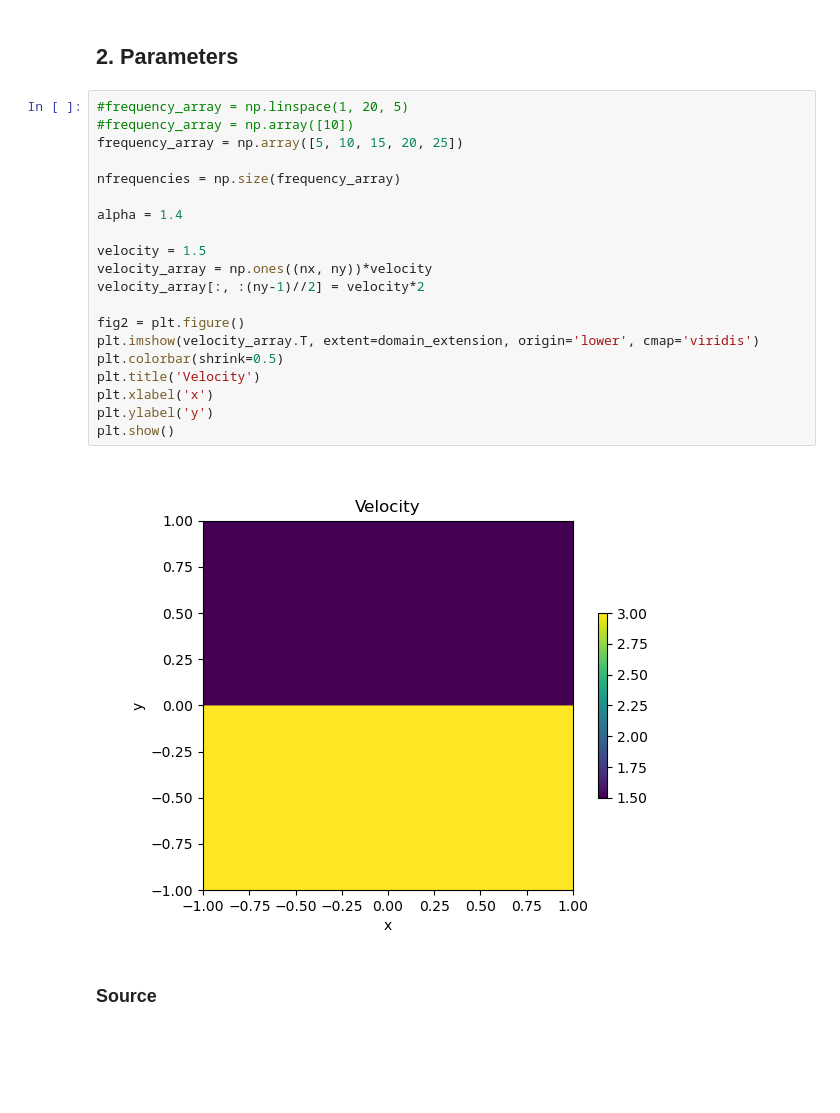
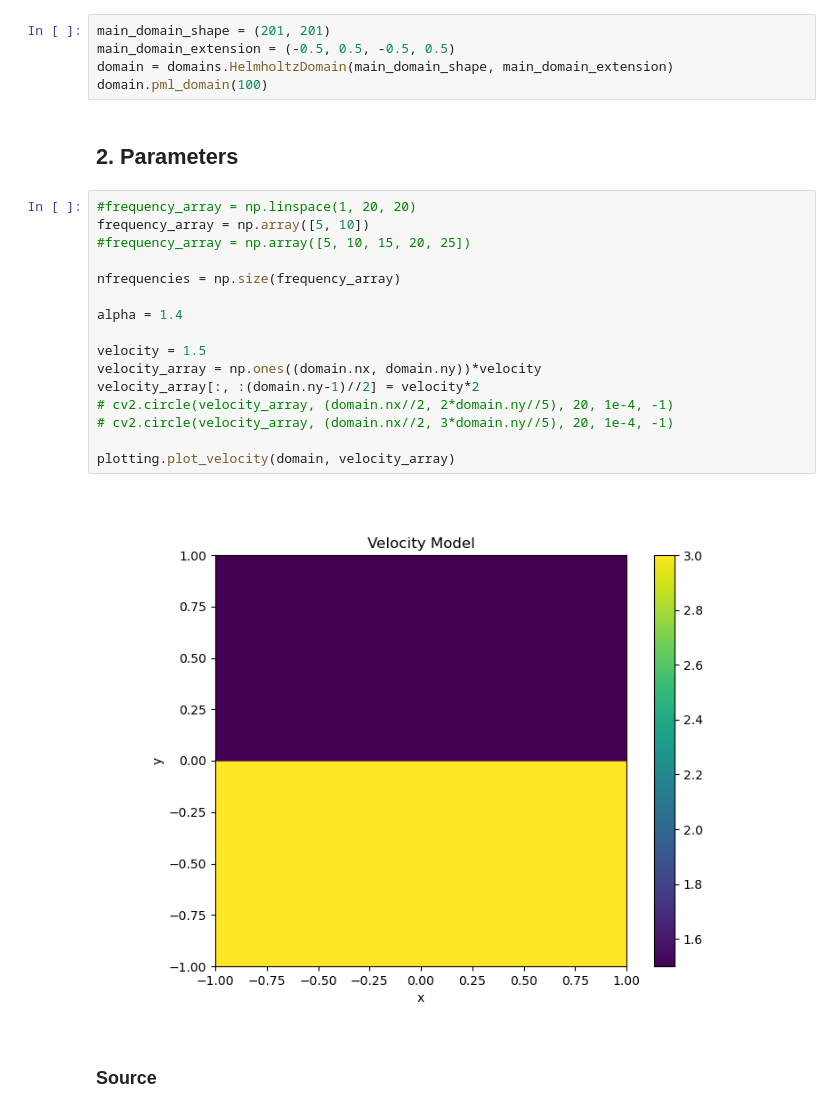
Before and after one commit to JulianSoZa/seismic_wave_propagation, a Jupyter notebook: notebooks/helmholtz_equation.ipynb, the cells around one changed output. Saved outputs shown, nothing was run; the diff lists cells and outputs as text; blank space fills up the shorter version.

```diff
--- a/notebooks/helmholtz_equation.ipynb
+++ b/notebooks/helmholtz_equation.ipynb
@@ -44,27 +24,28 @@ points_number = np.arange(nk)
+# %%
+main_domain_shape = (201, 201)
+main_domain_extension = (-0.5, 0.5, -0.5, 0.5)
+domain = domains.HelmholtzDomain(main_domain_shape, main_domain_extension)
+domain.pml_domain(100)
 # %% [markdown]
 ## 2. Parameters
 # %%
-#frequency_array = np.linspace(1, 20, 5)
-#frequency_array = np.array([10])
-frequency_array = np.array([5, 10, 15, 20, 25])
+#frequency_array = np.linspace(1, 20, 20)
+frequency_array = np.array([5, 10])
+#frequency_array = np.array([5, 10, 15, 20, 25])
 
 nfrequencies = np.size(frequency_array)
 
 alpha = 1.4
 
 velocity = 1.5
-velocity_array = np.ones((nx, ny))*velocity
-velocity_array[:, :(ny-1)//2] = velocity*2
+velocity_array = np.ones((domain.nx, domain.ny))*velocity
+velocity_array[:, :(domain.ny-1)//2] = velocity*2
+# cv2.circle(velocity_array, (domain.nx//2, 2*domain.ny//5), 20, 1e-4, -1)
+# cv2.circle(velocity_array, (domain.nx//2, 3*domain.ny//5), 20, 1e-4, -1)
 
-fig2 = plt.figure()
-plt.imshow(velocity_array.T, extent=domain_extension, origin='lower', cmap='viridis')
-plt.colorbar(shrink=0.5)
-plt.title('Velocity')
-plt.xlabel('x')
-plt.ylabel('y')
-plt.show()
+plotting.plot_velocity(domain, velocity_array)
 # %% [output]
-[figure, old version]
+[figure, new version]
 # %% [markdown]
 ### Source
 # %%
```
Also changed, not shown: parts of 10 cells of this notebook.
